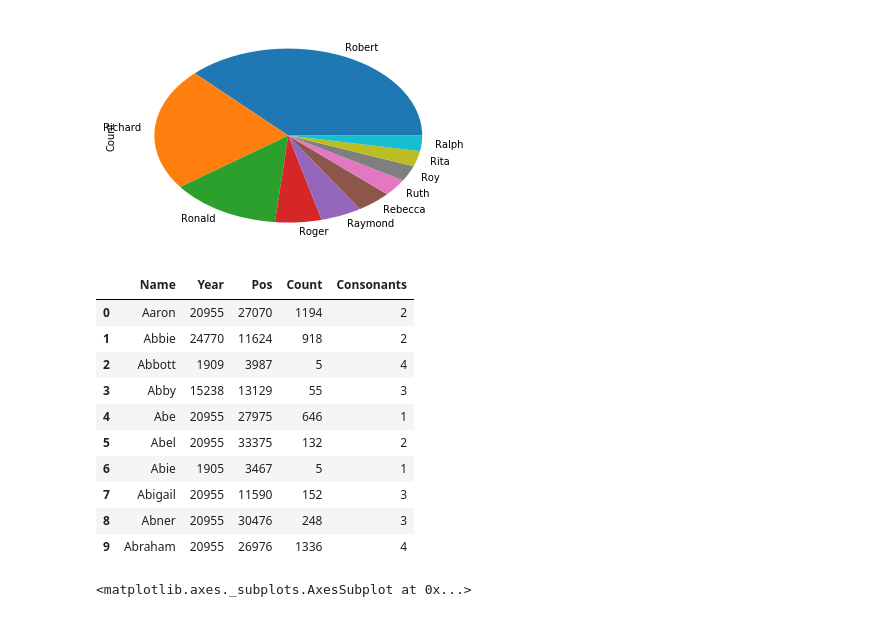
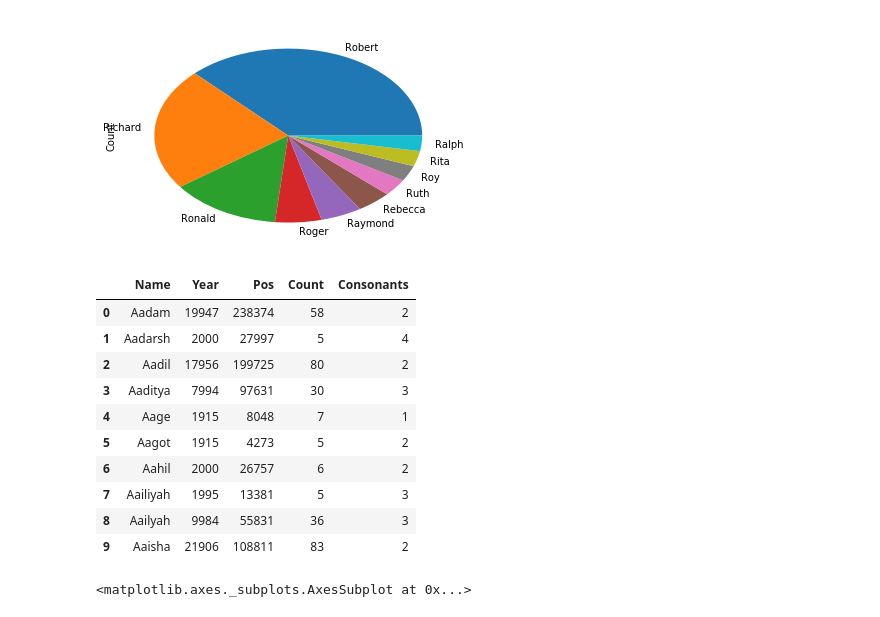
Before and after one commit to dbunina/py_15_4.2, a Jupyter notebook: py_15_4.2.ipynb, the cells around one changed output. Saved outputs shown, nothing was run; the diff lists cells and outputs as text; code cells hidden in the pictures.

```diff
--- a/py_15_4.2.ipynb
+++ b/py_15_4.2.ipynb
@@ -97,19 +97,19 @@ def count_consonants(text):
             count += 1
     return count
 # %%
-get_data_by_consonant_count().head(10)
+get_consonants_count().head(10)
 # %% [output]
 |  | Name | Year | Pos | Count | Consonants |
-| 0 | Aaron | 20955 | 27070 | 1194 | 2 |
-| 1 | Abbie | 24770 | 11624 | 918 | 2 |
-| 2 | Abbott | 1909 | 3987 | 5 | 4 |
-| 3 | Abby | 15238 | 13129 | 55 | 3 |
-| 4 | Abe | 20955 | 27975 | 646 | 1 |
-| 5 | Abel | 20955 | 33375 | 132 | 2 |
-| 6 | Abie | 1905 | 3467 | 5 | 1 |
-| 7 | Abigail | 20955 | 11590 | 152 | 3 |
-| 8 | Abner | 20955 | 30476 | 248 | 3 |
-| 9 | Abraham | 20955 | 26976 | 1336 | 4 |
+| 0 | Aadam | 19947 | 238374 | 58 | 2 |
+| 1 | Aadarsh | 2000 | 27997 | 5 | 4 |
+| 2 | Aadil | 17956 | 199725 | 80 | 2 |
+| 3 | Aaditya | 7994 | 97631 | 30 | 3 |
+| 4 | Aage | 1915 | 8048 | 7 | 1 |
+| 5 | Aagot | 1915 | 4273 | 5 | 2 |
+| 6 | Aahil | 2000 | 26757 | 6 | 2 |
+| 7 | Aailiyah | 1995 | 13381 | 5 | 3 |
+| 8 | Aailyah | 9984 | 55831 | 36 | 3 |
+| 9 | Aaisha | 21906 | 108811 | 83 | 2 |
 # %%
 get_consonants_scatter()
 # %% [output]
```
Also changed, not shown: parts of 4 cells of this notebook.
